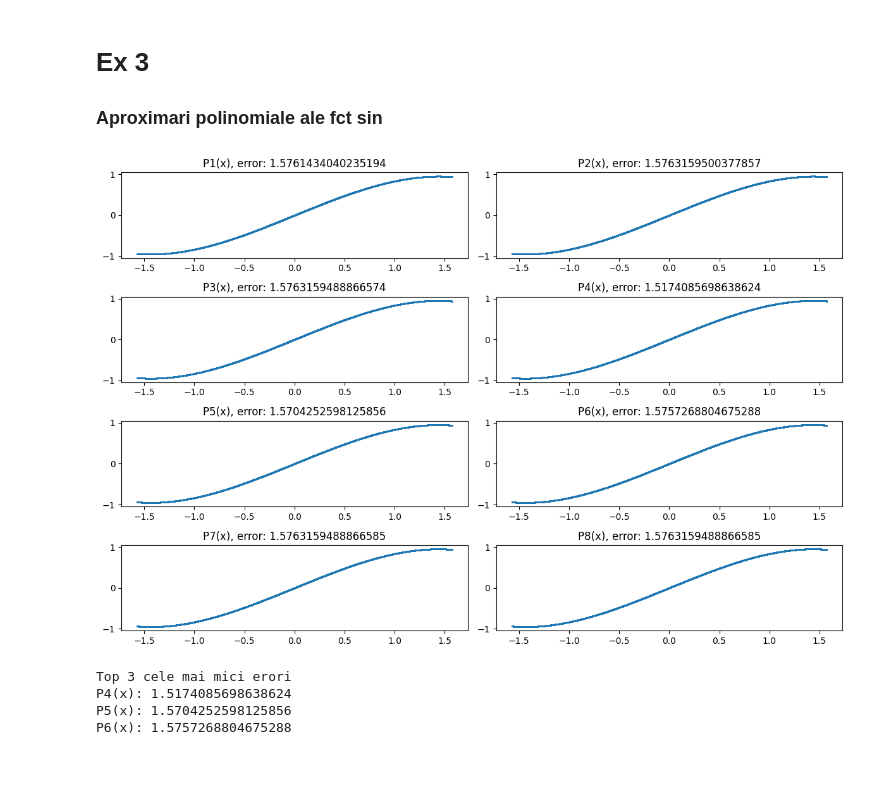
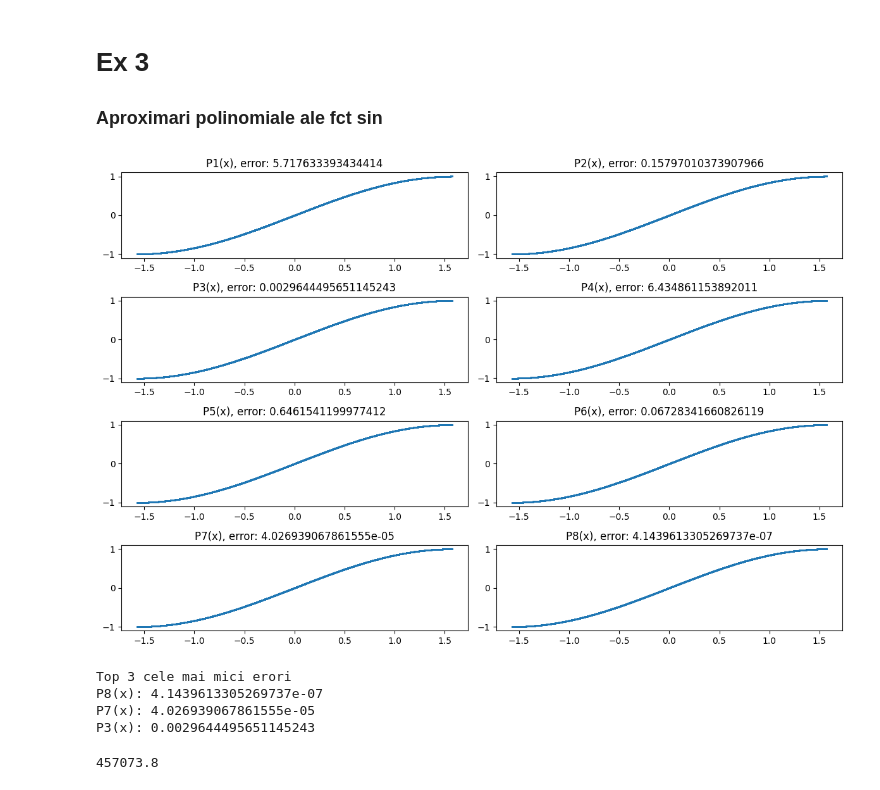
Before and after one commit to BejenaruIoanMatei/Calcul-Numeric, a Jupyter notebook: Tema_1/ex.ipynb, the cells around one changed output. Saved outputs shown, nothing was run; the diff lists cells and outputs as text; code cells hidden in the pictures.

```diff
--- a/Tema_1/ex.ipynb
+++ b/Tema_1/ex.ipynb
@@ -54,10 +54,6 @@ Pentru x = 2.064321203446699 Operatia *c este neasociativa
 # %%
 import matplotlib.pyplot as plt
 import numpy as np
-
-numberOfSamples = 10000
-
-samples = np.random.uniform(-np.pi/2, np.pi/2, numberOfSamples)
 
 c1 = 0.16666666666666666666666666666667
 c2 = 0.00833333333333333333333333333333
@@ -66,42 +62,60 @@ c4 = 2.7557319223985890652557319223986e-6
 c5 = 2.5052108385441718775052108385442e-8
 c6 = 1.6059043836821614599392377170155e-10
 
-
+numberOfSamples = 10000
+samples = np.random.uniform(-np.pi/2, np.pi/2, numberOfSamples)
 
 P = [
     samples - c1 * (samples ** 3) + c2 * (samples ** 5),
     samples - c1 * (samples ** 3) + c2 * (samples ** 5) - c3 * (samples ** 7),
     samples - c1 * (samples ** 3) + c2 * (samples ** 5) - c3 * (samples ** 7) + c4 * (samples ** 9),
     samples - 0.166 * (samples ** 3) + 0.00833 * (samples ** 5) - c3 * (samples ** 7) + c4 * (samples ** 9),
     samples - 0.1666 * (samples ** 3) + 0.008333 * (samples ** 5) - c3 * (samples ** 7) + c4 * (samples ** 9),
     samples - 0.16666 * (samples ** 3) + 0.0083333 * (samples ** 5) - c3 * (samples ** 7) + c4 * (samples ** 9),
     samples - c1 * (samples ** 3) + c2 * (samples ** 5) - c3 * (samples ** 7) + c4 * (samples ** 9) - c5 * (samples ** 11),
     samples - c1 * (samples ** 3) + c2 * (samples ** 5) - c3 * (samples ** 7) + c4 * (samples ** 9) - c5 * (samples ** 11) + c6 * (samples ** 13),
 ]
 
 trueSin = np.sin(samples)
 
-errors = [np.abs(np.sum(P[i] - trueSin)) for i in range(8)]
+errors = [np.sum(np.abs(P[i] - trueSin)) for i in range(8)]
 
 labels = [f"P{i+1}(x), error: {errors[i]}" for i in range(8)]
 
 plt.figure(figsize=(12, 8))
 for i, p in enumerate(P):
     plt.subplot(4, 2, i + 1)
     plt.scatter(samples, p, s=1, label=labels[i], alpha=0.5)
     plt.title(labels[i])
 
 plt.tight_layout()
 plt.show()
 
 sortedErrors = sorted(enumerate(errors), key=lambda x: x[1])
 
 print("Top 3 cele mai mici erori")
 for i in range(3):
     print(f"P{sortedErrors[i][0]+1}(x): {sortedErrors[i][1]}")
 # %% [output]
-[figure, old version]
+[figure, new version]
 Top 3 cele mai mici erori
-P4(x): 1.5174085698638624
-P5(x): 1.5704252598125856
-P6(x): 1.5757268804675288
+P8(x): 4.1439613305269737e-07
+P7(x): 4.026939067861555e-05
+P3(x): 0.0029644495651145243
+# %%
+def horner(P, x):
+    n = len(P)
+    result = P[0]
+
+    for i in range(1, n):
+        result = P[i] + result * x
+    return result
+
+# P1(x) = x^1 - c1 x^3 + c2 x^5
+# Avem coef [1, 0, -c1, 0, c2] -> descr [c2, 0, -c1, 0, 1] pt ca horner sa evalueze corect
+
+P = [c2, 0, -c1, 0, 1]
+x = random.randint(1,100)
+print(horner(P, x))
+# %% [output]
+457073.8
```
